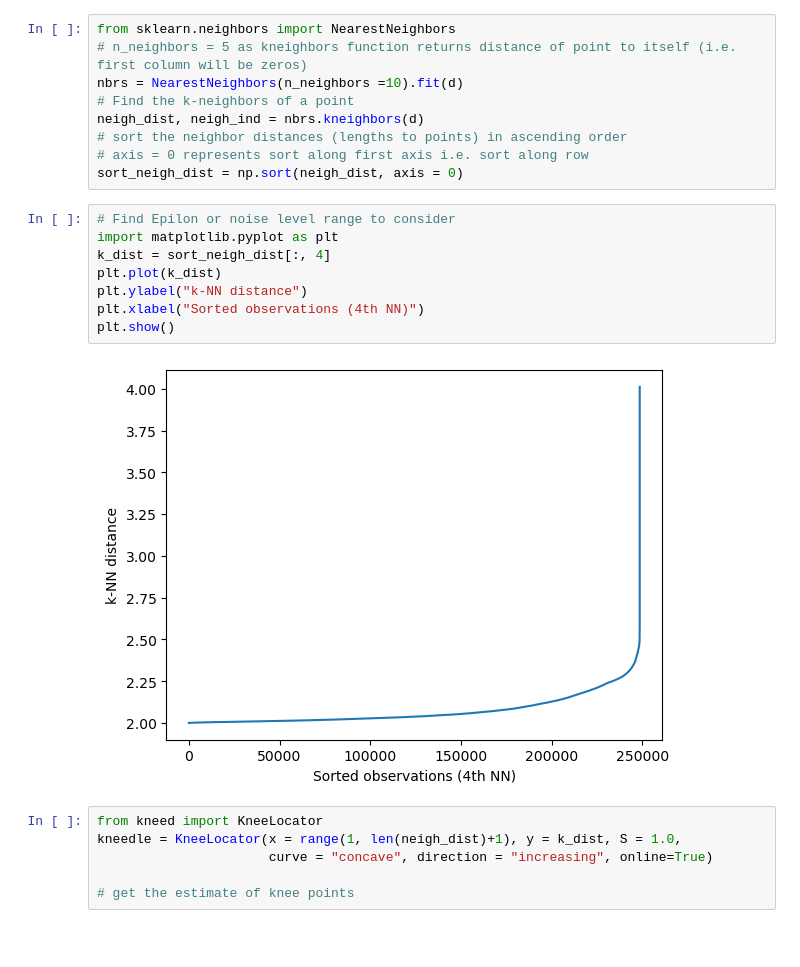
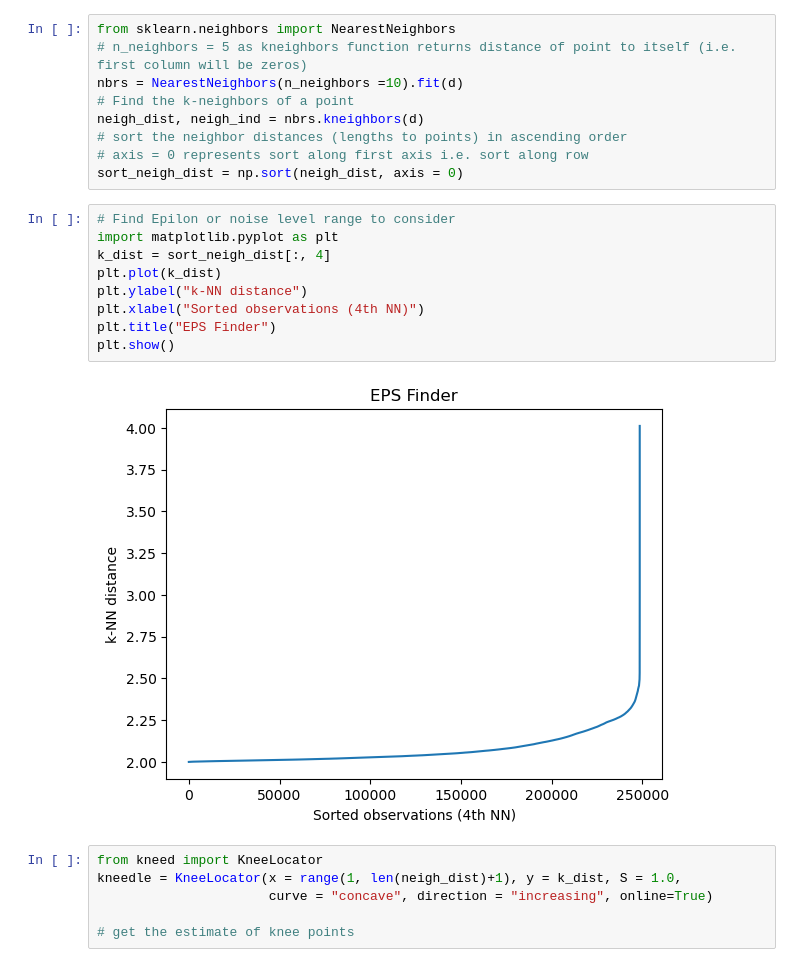
Before and after one commit to mhodgetts/Team-2, a Jupyter notebook: Team_2_V4.ipynb, the cells around one changed output. Drawn from its saved outputs; the diff is of its cells as text; blank space fills up the shorter version.

```diff
--- a/Team_2_V4.ipynb
+++ b/Team_2_V4.ipynb
@@ -846,13 +846,14 @@ sort_neigh_dist = np.sort(neigh_dist, axis = 0)
 # %%
 # Find Epilon or noise level range to consider
 import matplotlib.pyplot as plt
 k_dist = sort_neigh_dist[:, 4]
 plt.plot(k_dist)
 plt.ylabel("k-NN distance")
 plt.xlabel("Sorted observations (4th NN)")
+plt.title("EPS Finder")
 plt.show()
 # %% [output]
-[figure, old version]
+[figure, new version]
 # %%
 from kneed import KneeLocator
 kneedle = KneeLocator(x = range(1, len(neigh_dist)+1), y = k_dist, S = 1.0,
```
Also changed, not shown: parts of 25 cells of this notebook.
